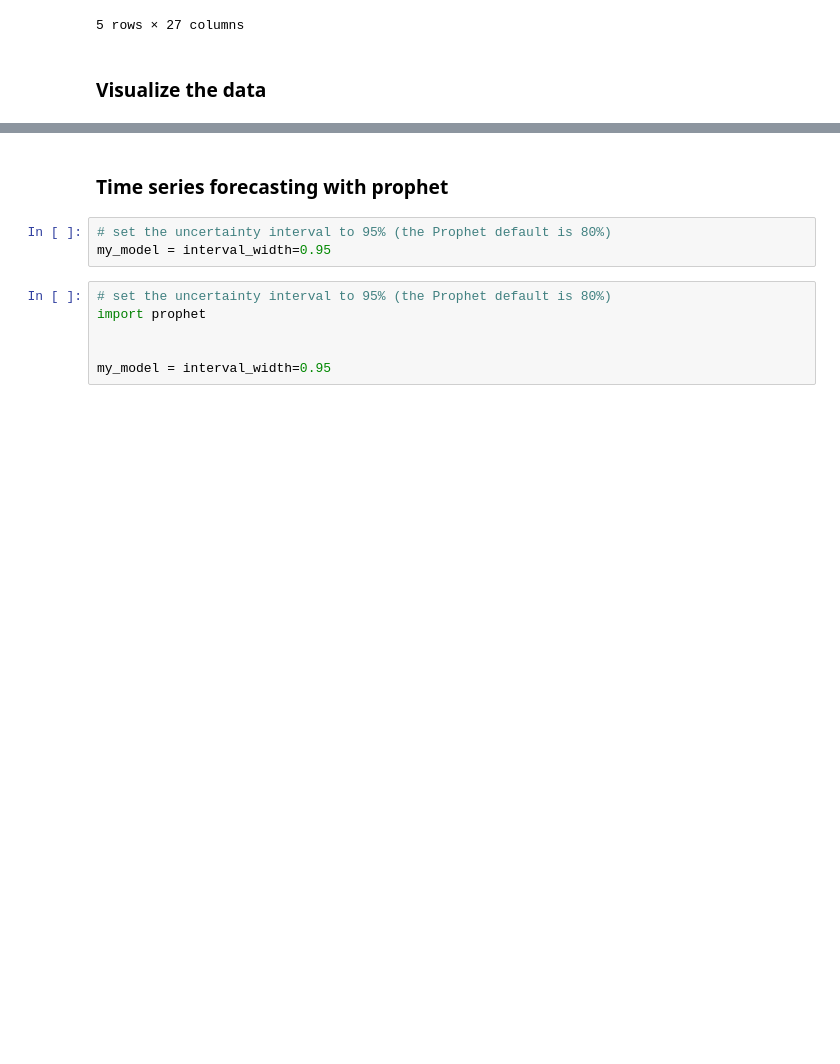
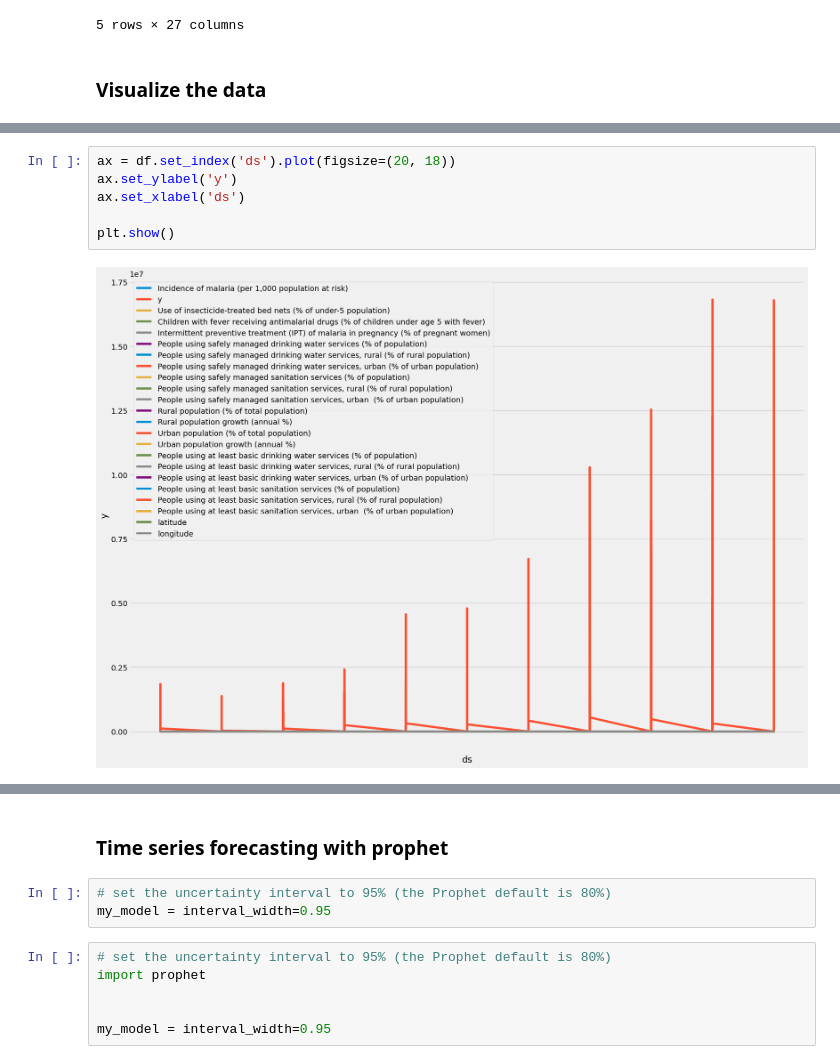
Before and after one commit to immanuelgoko07-ctrl/ML2-CAPSTONE, a Jupyter notebook: malaria-forecasting.ipynb, the cells around one changed output, grey strips where cells are left out. Saved outputs shown, nothing was run; the diff lists cells and outputs as text; blank space fills up the shorter version.

```diff
--- a/malaria-forecasting.ipynb
+++ b/malaria-forecasting.ipynb
@@ -96,3 +103,11 @@ ax.set_xlabel('Year')
 plt.show()
 # %% [output]
 [figure]
+# %%
+ax = df.set_index('ds').plot(figsize=(20, 18))
+ax.set_ylabel('y')
+ax.set_xlabel('ds')
+
+plt.show()
+# %% [output]
+[figure, added]
```
Also changed, not shown: parts of 72 cells of this notebook.
